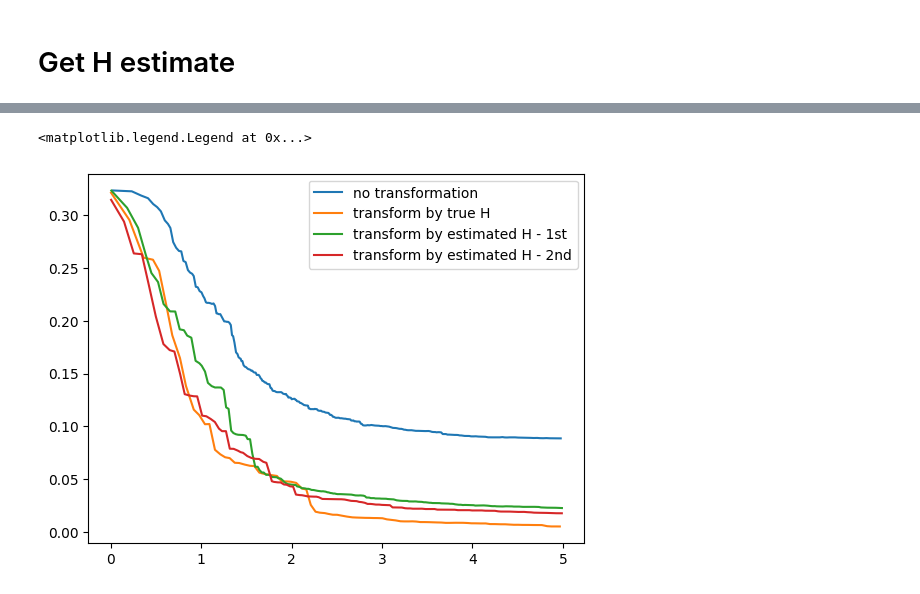
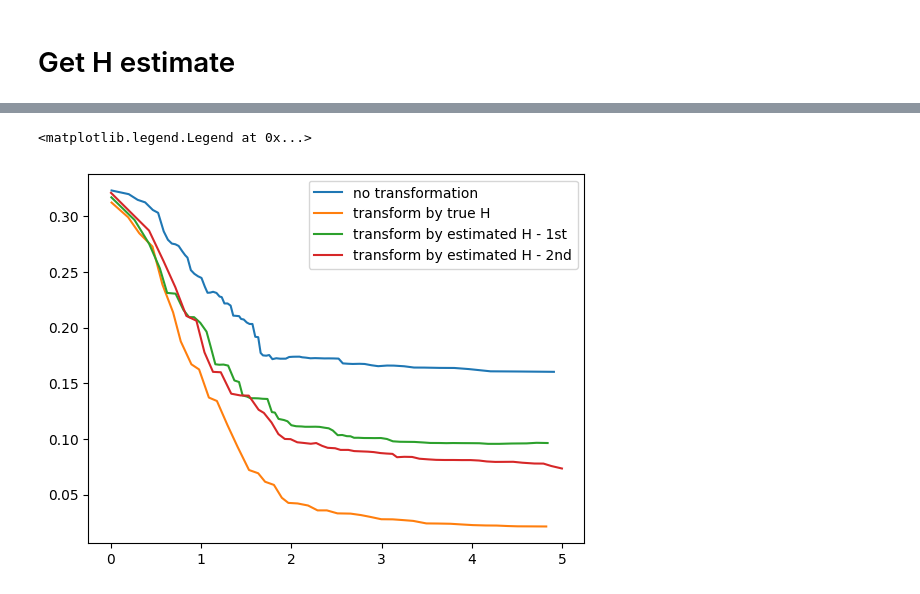
Before and after one commit to Xieyangxinyu/vie, a Jupyter notebook: src/max_fn.ipynb, the cells around one changed output, grey strips where cells are left out. Saved outputs shown, nothing was run; the diff lists cells and outputs as text; code cells hidden in the pictures.

```diff
--- a/src/max_fn.ipynb
+++ b/src/max_fn.ipynb
@@ -135,15 +100,16 @@ results.append(
+# %%
+from Mondrian_RF.utils import two_one_norm
+x_train_transformed = np.matmul(x_train, true_H / two_one_norm(true_H))
+x_test_transformed = np.matmul(x_test, true_H / two_one_norm(true_H))
+results.append(
+    evaluate_all_lifetimes(x_train_transformed[:n_sim, ],
+                           y_train[:n_sim],
+                           x_test_transformed, y_test, M, lifetime))
 # %%
-x_train_transformed, x_test_transformed = transform_data(true_H/two_one_norm(true_H), x_train, x_test)
+x_train_transformed = forest.transform(x_train)
+x_test_transformed = forest.transform(x_test)
 results.append(
     evaluate_all_lifetimes(x_train_transformed[:n_sim, ],
                            y_train[:n_sim],
-                           x_test_transformed, y_test, M, lifetime_max, delta))
+                           x_test_transformed, y_test, M, lifetime))
-# %%
-H_1 = H_est[4]['H'][0]/two_one_norm(H_est[4]['H'][0])
-
-x_train_transformed, x_test_transformed = transform_data(H_1, x_train, x_test)
-results.append(
-    evaluate_all_lifetimes(x_train_transformed[:n_sim, ],
-                           y_train[:n_sim],
-                           x_test_transformed, y_test, M, lifetime_max, delta))
 # %%
@@ -159,11 +126,3 @@ for i in range(len(sample_range)):
     n_sim = sample_range[i]
     for trial in tqdm(range(tries)):
         forests[n_sim][trial].reiterate()
-# %%
-H_est = []
-for i in range(len(sample_range)):
-    n_sim = sample_range[i]
-    for trial in range(tries):
-        H_0 = forests[n_sim][trial].H
-        dist['H'].append(H_0)
-    H_est.append(dist)
@@ -189,17 +133,16 @@ plot_H_estimates(forests, true_H, get_angle_distance, sample_range, active)
 # %%
-H_2 = H_est[4]['H'][0]/two_one_norm(H_est[4]['H'][0])
-
-x_train_transformed, x_test_transformed = transform_data(H_2, x_train_transformed, x_test_transformed)
+x_train_transformed = forest.transform(x_train)
+x_test_transformed = forest.transform(x_test)
 results.append(
     evaluate_all_lifetimes(x_train_transformed[:n_sim, ],
                            y_train[:n_sim],
-                           x_test_transformed, y_test, M, lifetime_max, delta))
+                           x_test_transformed, y_test, M, lifetime))
 
 plt.plot(results[0][0]['times'], results[0][0]['mse'], label = 'no transformation')
 plt.plot(results[1][0]['times'], results[1][0]['mse'], label = 'transform by true H')
 plt.plot(results[2][0]['times'], results[2][0]['mse'], label = 'transform by estimated H - 1st')
 plt.plot(results[3][0]['times'], results[3][0]['mse'], label = 'transform by estimated H - 2nd')
 plt.legend()
 # %% [output]
 <matplotlib.legend.Legend at 0x...>
-[figure, old version]
+[figure, new version]
```
Also changed, not shown: parts of 15 cells of this notebook.
